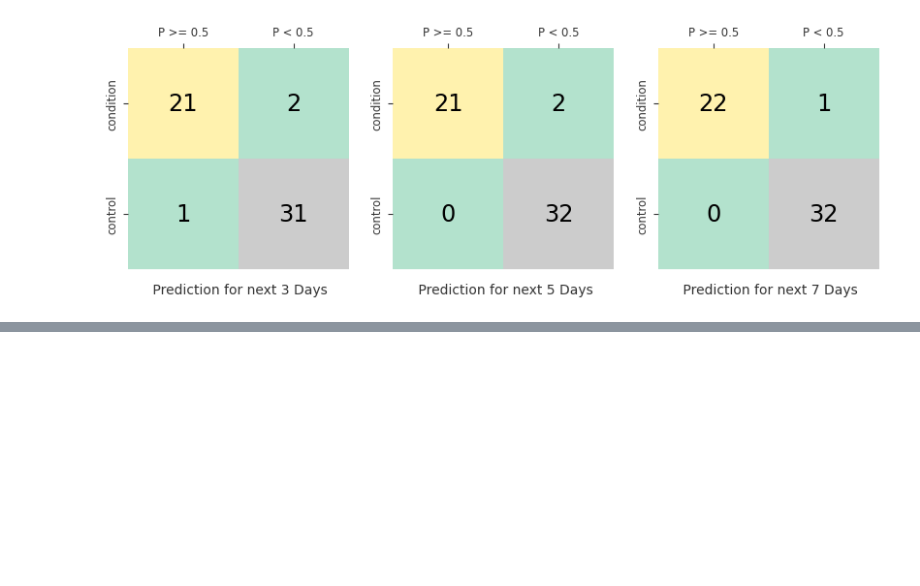
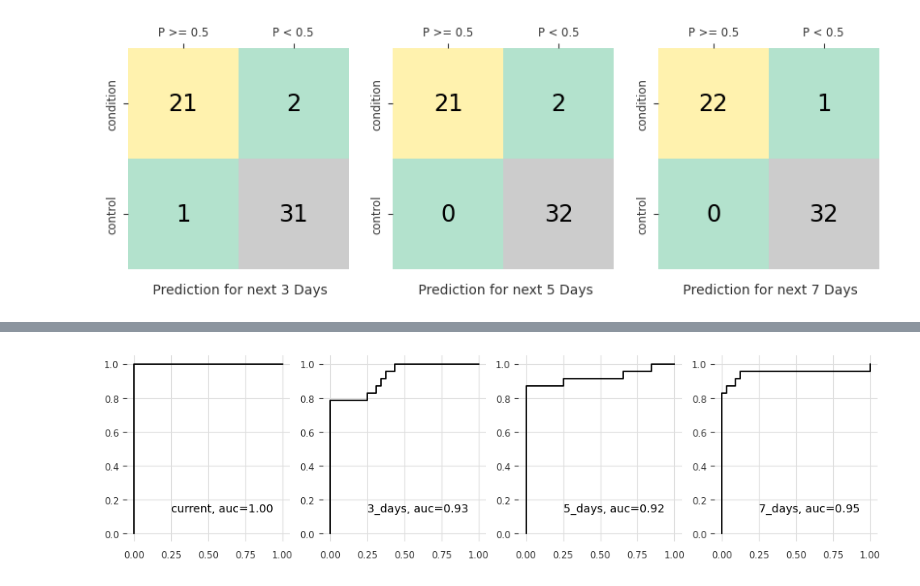
Before and after one commit to wildergd/mcpi-thesis, a Jupyter notebook: python_code/notebooks/deployment_results_analysis_plots.ipynb, the cells around one changed output, grey strips where cells are left out. Drawn from its saved outputs; the diff is of its cells as text; code cells hidden in the pictures; blank space fills up the shorter version.

```diff
--- a/python_code/notebooks/deployment_results_analysis_plots.ipynb
+++ b/python_code/notebooks/deployment_results_analysis_plots.ipynb
@@ -143,0 +181,9 @@ plt.show()
+# %%
+fig, axes = plt.subplots(ncols=4, figsize=(12, 3))
+plot_auc_ax(axes[0], datasets['mean_mape'], 'current')
+plot_auc_ax(axes[1], datasets['mean_mape'], '3_days')
+plot_auc_ax(axes[2], datasets['mean_mape'], '5_days')
+plot_auc_ax(axes[3], datasets['mean_mape'], '7_days')
+plt.show()
+# %% [output]
+[figure, added]
```
Also changed, not shown: parts of 5 cells of this notebook.
